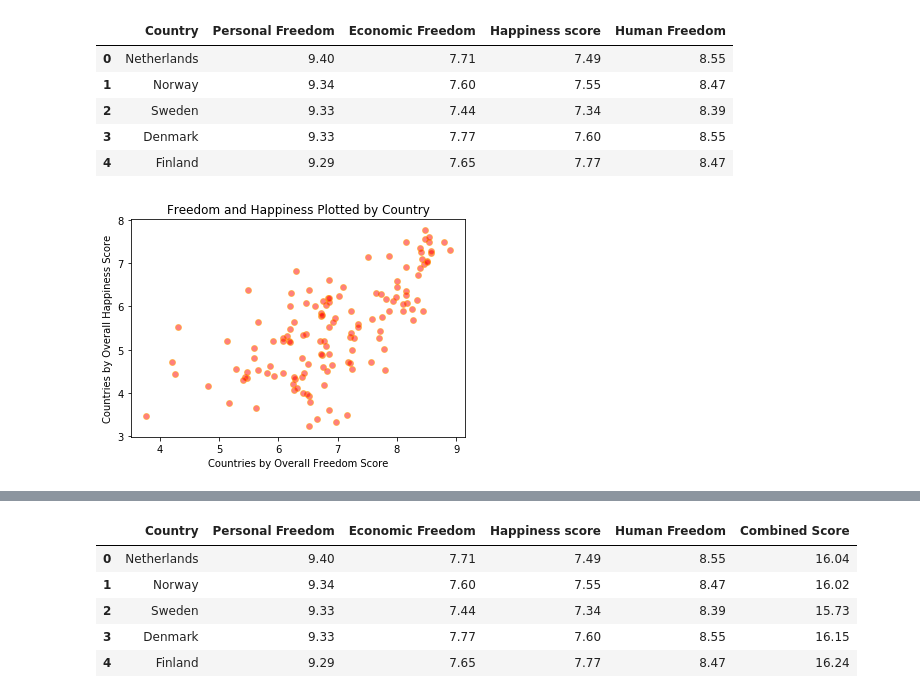
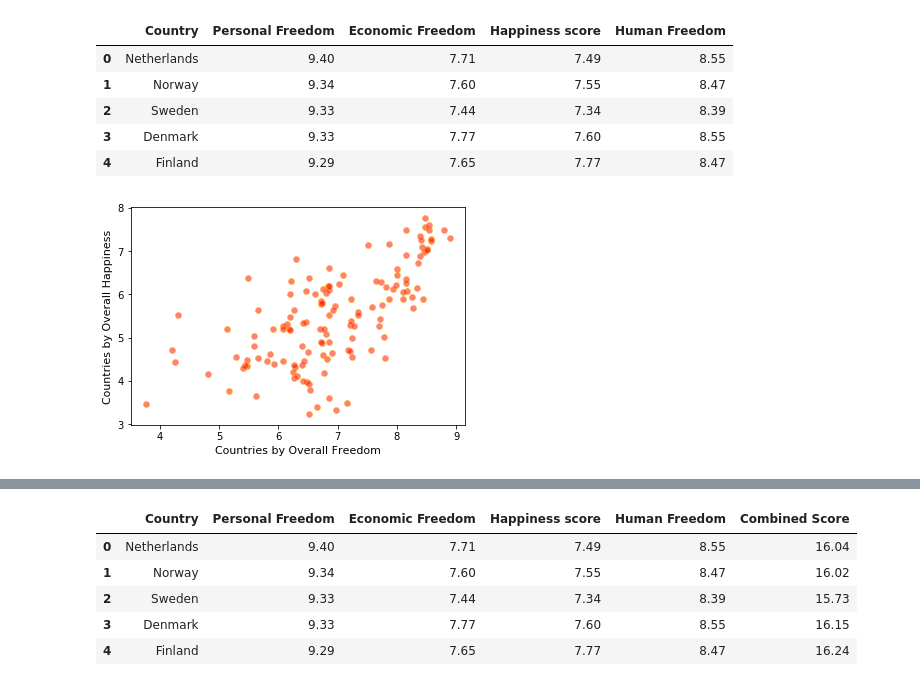
Before and after one commit to Faedra/Freedom-and-Happiness, a Jupyter notebook: thefunstuff/shannon_working_notebook.ipynb, the cells around one changed output, grey strips where cells are left out. Saved outputs shown, nothing was run; the diff lists cells and outputs as text; code cells hidden in the pictures.

```diff
--- a/thefunstuff/shannon_working_notebook.ipynb
+++ b/thefunstuff/shannon_working_notebook.ipynb
@@ -37,21 +40,22 @@ freedom_and_happiness.head()
 # %%
 # Scatterplot displaying overall freedom (x) and overall happiness (y)
 x_limit = 10
 y_limit = 10
 
 plt.scatter(
     x=freedom_and_happiness["Human Freedom"],
     y=freedom_and_happiness["Happiness score"],
     marker="o",
     facecolors="red",
     edgecolors="orange",
     alpha=0.50
-    )
+)
 
-plt.title("Freedom and Happiness Plotted by Country")
-plt.ylabel("Countries by Overall Happiness Score")
-plt.xlabel("Countries by Overall Freedom Score")
+# plt.title("Freedom and Happiness Plotted by Country")
+plt.ylabel("Countries by Overall Happiness", fontsize=11)
+plt.xlabel("Countries by Overall Freedom", fontsize=11)
+plt.savefig("q1_scatter.png")
 
 plt.show()
 # %% [output]
-[figure, old version]
+[figure, new version]
```
Also changed, not shown: parts of 12 cells of this notebook.
